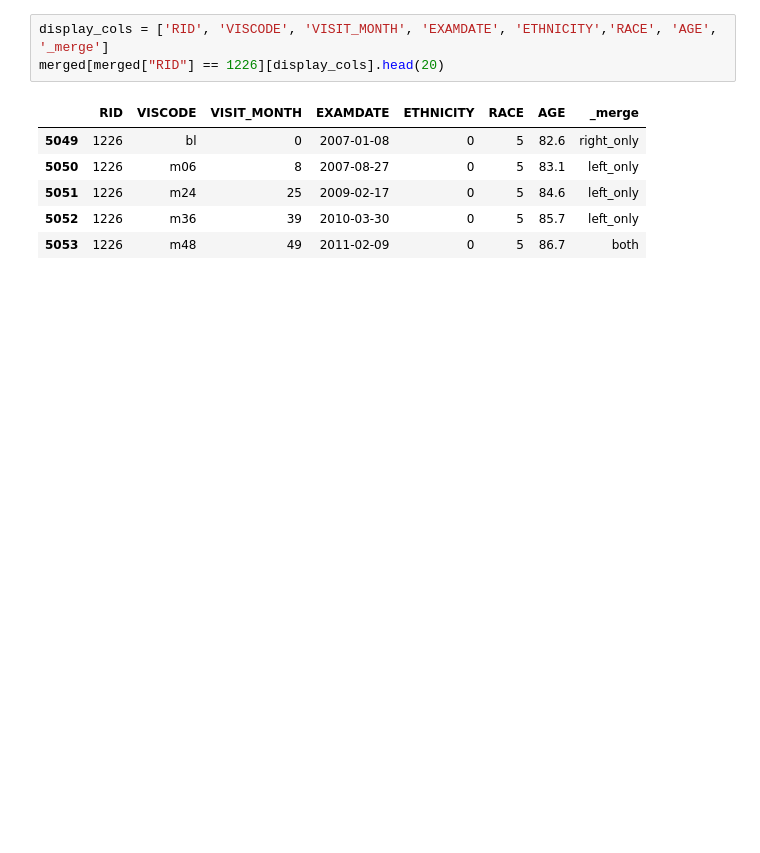
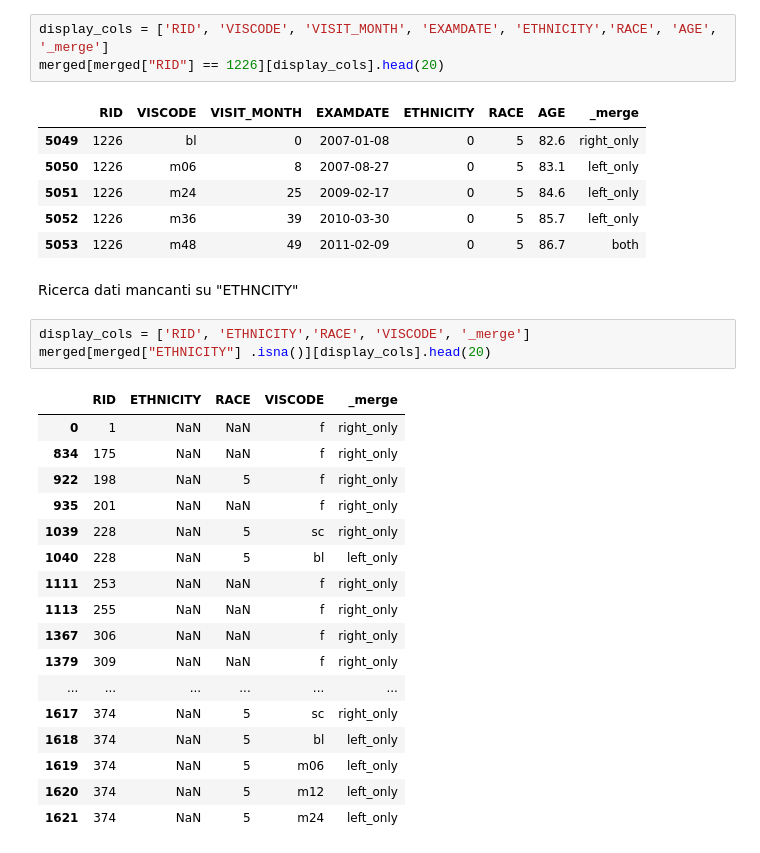
Before and after one commit to RossanaFacchin/DataCleaning, a Jupyter notebook: merge_pipeline.ipynb, the cells around one changed output. Saved outputs shown, nothing was run; the diff lists cells and outputs as text; blank space fills up the shorter version.

```diff
--- a/merge_pipeline.ipynb
+++ b/merge_pipeline.ipynb
@@ -490,3 +491,26 @@ merged[merged["RID"] == 1226][display_cols].head(20)
 | 5051 | 1226 | m24 | 25 | 2009-02-17 | 0 | 5 | 84.6 | left_only |
 | 5052 | 1226 | m36 | 39 | 2010-03-30 | 0 | 5 | 85.7 | left_only |
 | 5053 | 1226 | m48 | 49 | 2011-02-09 | 0 | 5 | 86.7 | both |
+# %% [markdown]
+Ricerca dati mancanti su "ETHNCITY"
+# %%
+display_cols = ['RID', 'ETHNICITY','RACE', 'VISCODE', '_merge']
+merged[merged["ETHNICITY"] .isna()][display_cols].head(20)
+# %% [output]
+|  | RID | ETHNICITY | RACE | VISCODE | _merge |
+| 0 | 1 | NaN | NaN | f | right_only |
+| 834 | 175 | NaN | NaN | f | right_only |
+| 922 | 198 | NaN | 5 | f | right_only |
+| 935 | 201 | NaN | NaN | f | right_only |
+| 1039 | 228 | NaN | 5 | sc | right_only |
+| 1040 | 228 | NaN | 5 | bl | left_only |
+| 1111 | 253 | NaN | NaN | f | right_only |
+| 1113 | 255 | NaN | NaN | f | right_only |
+| 1367 | 306 | NaN | NaN | f | right_only |
+| 1379 | 309 | NaN | NaN | f | right_only |
+| ... | ... | ... | ... | ... | ... |
+| 1617 | 374 | NaN | 5 | sc | right_only |
+| 1618 | 374 | NaN | 5 | bl | left_only |
+| 1619 | 374 | NaN | 5 | m06 | left_only |
+| 1620 | 374 | NaN | 5 | m12 | left_only |
+| 1621 | 374 | NaN | 5 | m24 | left_only |
```
Also changed, not shown: parts of 14 cells of this notebook.
